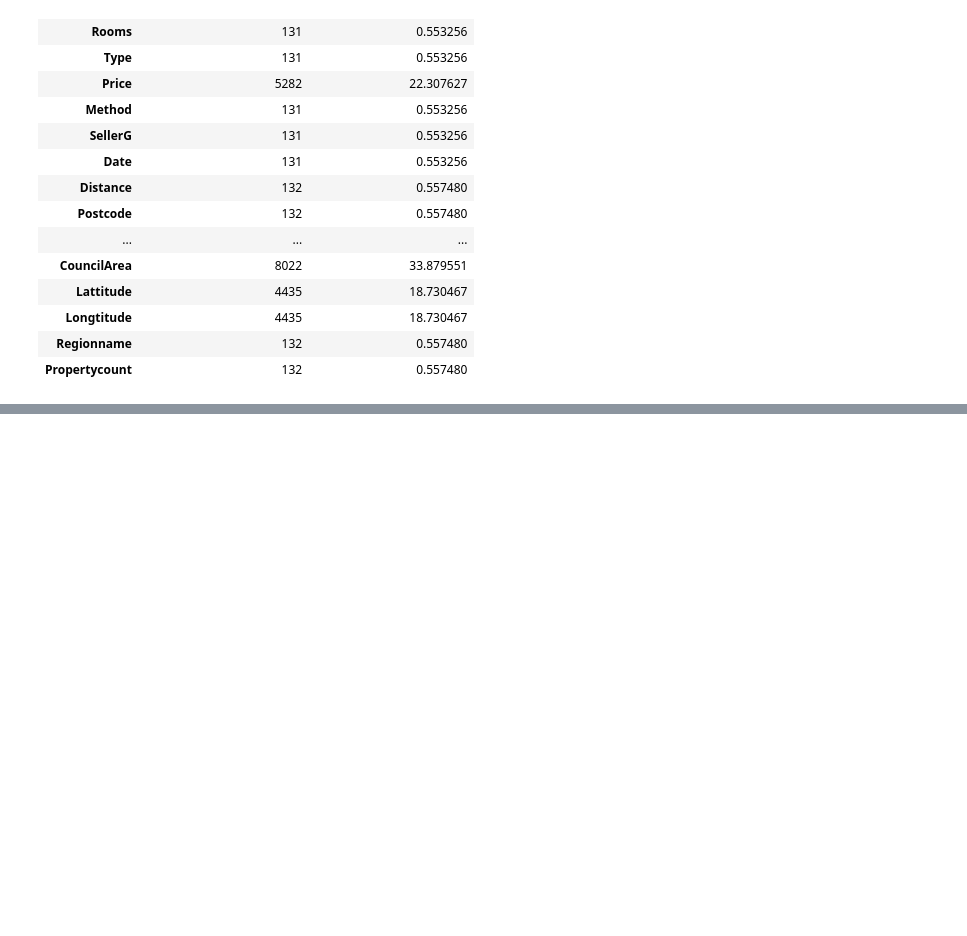
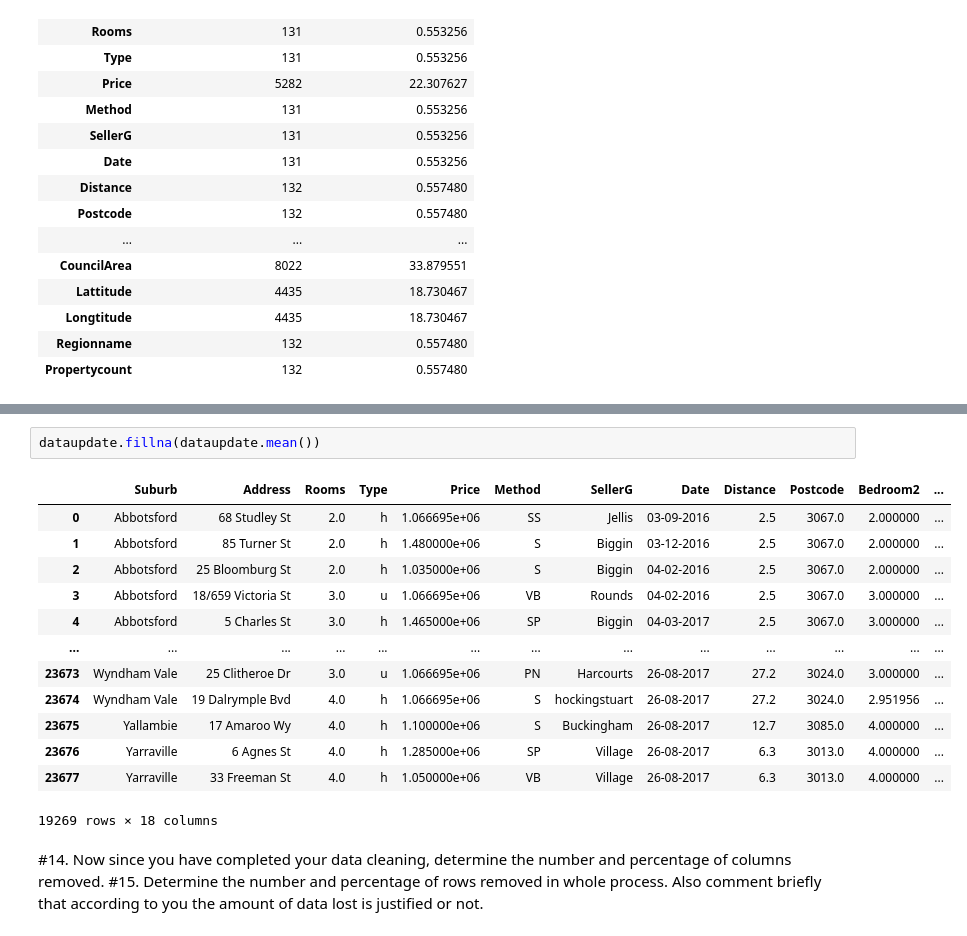
Before and after one commit to DipeshChothwe/Worksheets, a Jupyter notebook: Python_worksheet_12.ipynb, the cells around one changed output, grey strips where cells are left out. Saved outputs shown, nothing was run; the diff lists cells and outputs as text; blank space fills up the shorter version.

```diff
--- a/Python_worksheet_12.ipynb
+++ b/Python_worksheet_12.ipynb
@@ -152,0 +311,19 @@ num_missing
+# %%
+dataupdate.fillna(dataupdate.mean())
+# %% [output]
+|  | Suburb | Address | Rooms | Type | Price | Method | SellerG | Date | Distance | Postcode | Bedroom2 | ... |
+| 0 | Abbotsford | 68 Studley St | 2.0 | h | 1.066695e+06 | SS | Jellis | 03-09-2016 | 2.5 | 3067.0 | 2.000000 | ... |
+| 1 | Abbotsford | 85 Turner St | 2.0 | h | 1.480000e+06 | S | Biggin | 03-12-2016 | 2.5 | 3067.0 | 2.000000 | ... |
+| 2 | Abbotsford | 25 Bloomburg St | 2.0 | h | 1.035000e+06 | S | Biggin | 04-02-2016 | 2.5 | 3067.0 | 2.000000 | ... |
+| 3 | Abbotsford | 18/659 Victoria St | 3.0 | u | 1.066695e+06 | VB | Rounds | 04-02-2016 | 2.5 | 3067.0 | 3.000000 | ... |
+| 4 | Abbotsford | 5 Charles St | 3.0 | h | 1.465000e+06 | SP | Biggin | 04-03-2017 | 2.5 | 3067.0 | 3.000000 | ... |
+| ... | ... | ... | ... | ... | ... | ... | ... | ... | ... | ... | ... | ... |
+| 23673 | Wyndham Vale | 25 Clitheroe Dr | 3.0 | u | 1.066695e+06 | PN | Harcourts | 26-08-2017 | 27.2 | 3024.0 | 3.000000 | ... |
+| 23674 | Wyndham Vale | 19 Dalrymple Bvd | 4.0 | h | 1.066695e+06 | S | hockingstuart | 26-08-2017 | 27.2 | 3024.0 | 2.951956 | ... |
+| 23675 | Yallambie | 17 Amaroo Wy | 4.0 | h | 1.100000e+06 | S | Buckingham | 26-08-2017 | 12.7 | 3085.0 | 4.000000 | ... |
+| 23676 | Yarraville | 6 Agnes St | 4.0 | h | 1.285000e+06 | SP | Village | 26-08-2017 | 6.3 | 3013.0 | 4.000000 | ... |
+| 23677 | Yarraville | 33 Freeman St | 4.0 | h | 1.050000e+06 | VB | Village | 26-08-2017 | 6.3 | 3013.0 | 4.000000 | ... |
+19269 rows × 18 columns
+# %% [markdown]
+#14. Now since you have completed your data cleaning, determine the number and percentage of columns removed.
+#15. Determine the number and percentage of rows removed in whole process. Also comment briefly that according to you the amount of data lost is justified or not.
```
Also changed, not shown: parts of 23 cells of this notebook.
